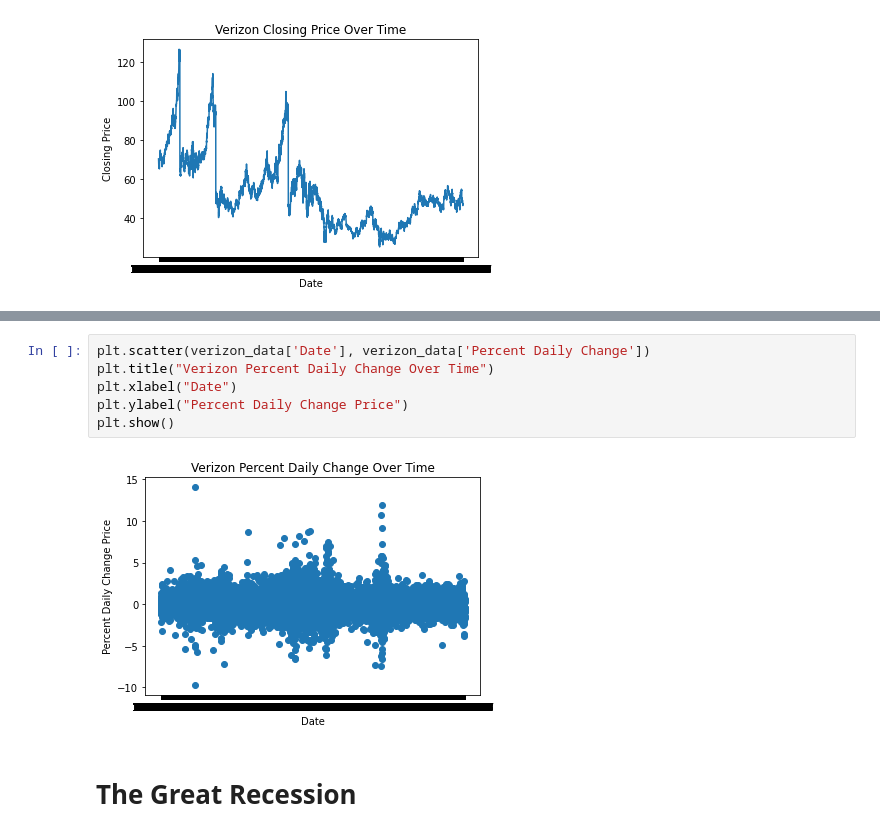
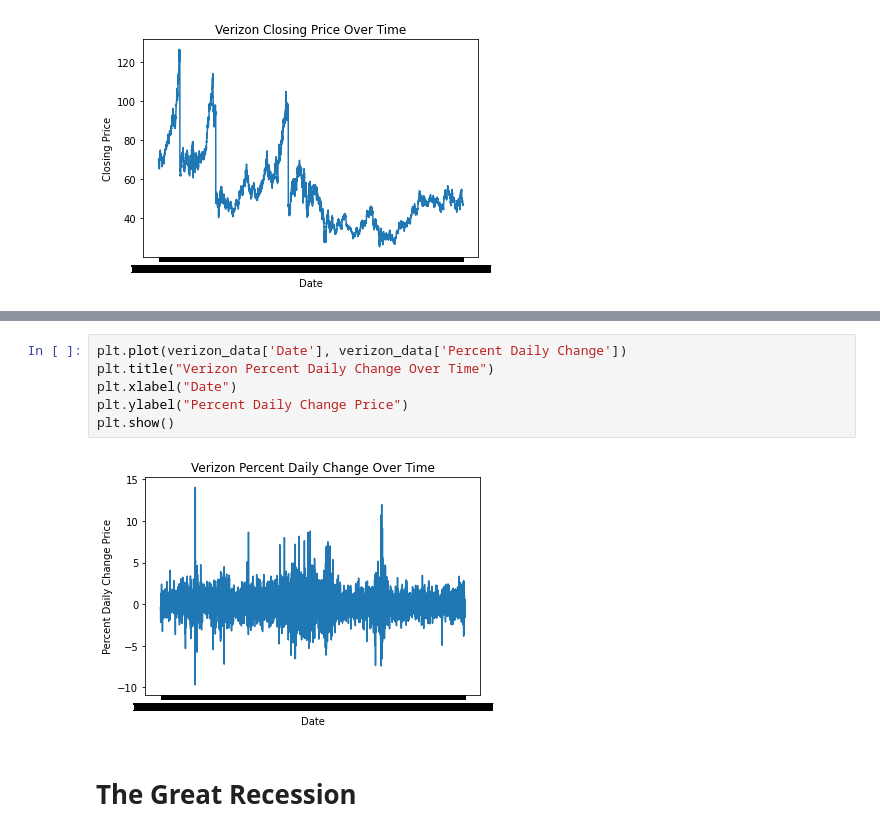
Before and after one commit to mssubaiti/Project1_Group1, a Jupyter notebook: nasdaq.ipynb, the cells around one changed output, grey strips where cells are left out. Cells and saved outputs as stored; diff of their text form.

```diff
--- a/nasdaq.ipynb
+++ b/nasdaq.ipynb
@@ -235,11 +310,11 @@ plt.show()
 # %%
-plt.scatter(verizon_data['Date'], verizon_data['Percent Daily Change'])
+plt.plot(verizon_data['Date'], verizon_data['Percent Daily Change'])
 plt.title("Verizon Percent Daily Change Over Time")
 plt.xlabel("Date")
 plt.ylabel("Percent Daily Change Price")
 plt.show()
 # %% [output]
-[figure, old version]
+[figure, new version]
 # %% [markdown]
 # The Great Recession
 # %%
```
Also changed, not shown: parts of 19 cells of this notebook, 1 other file.
